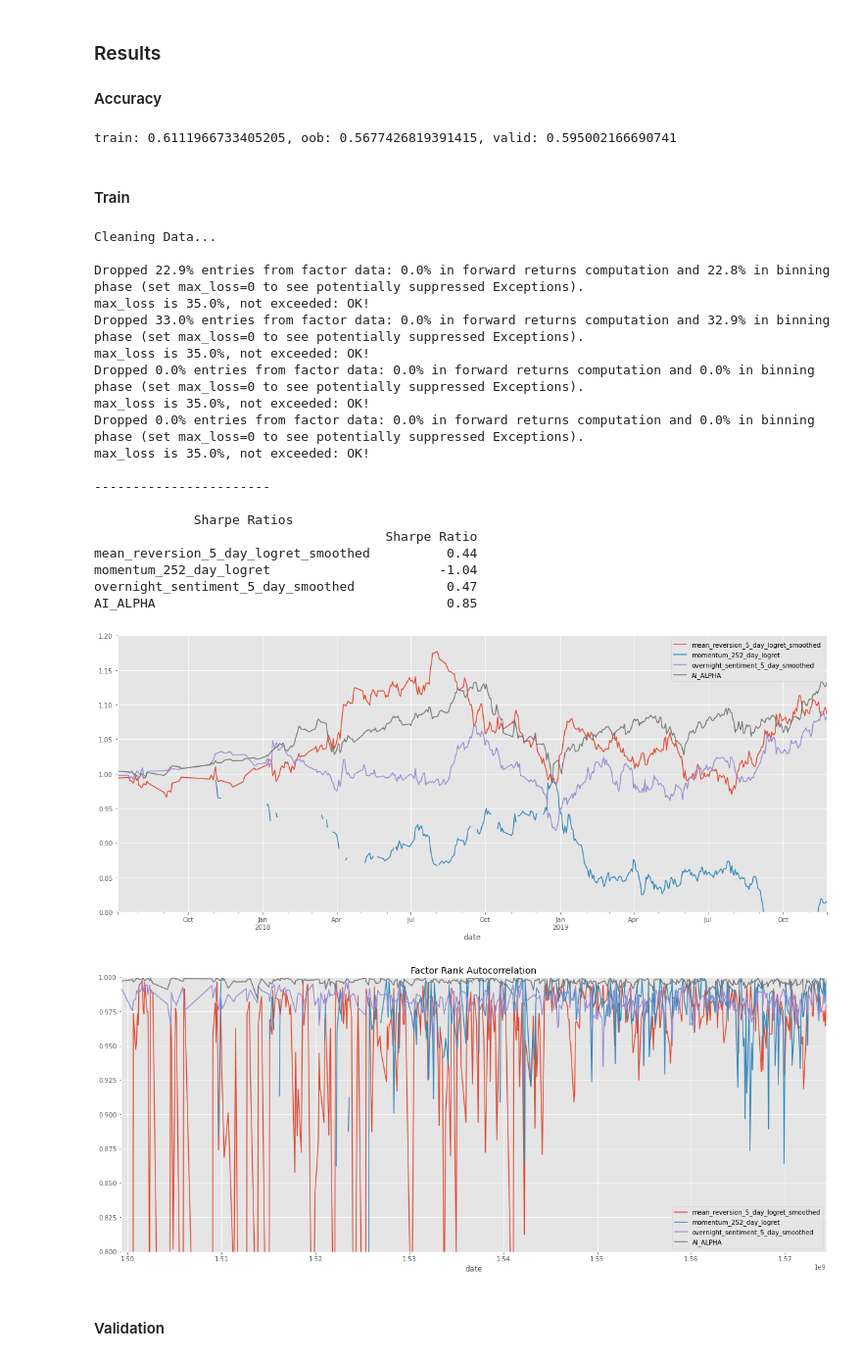
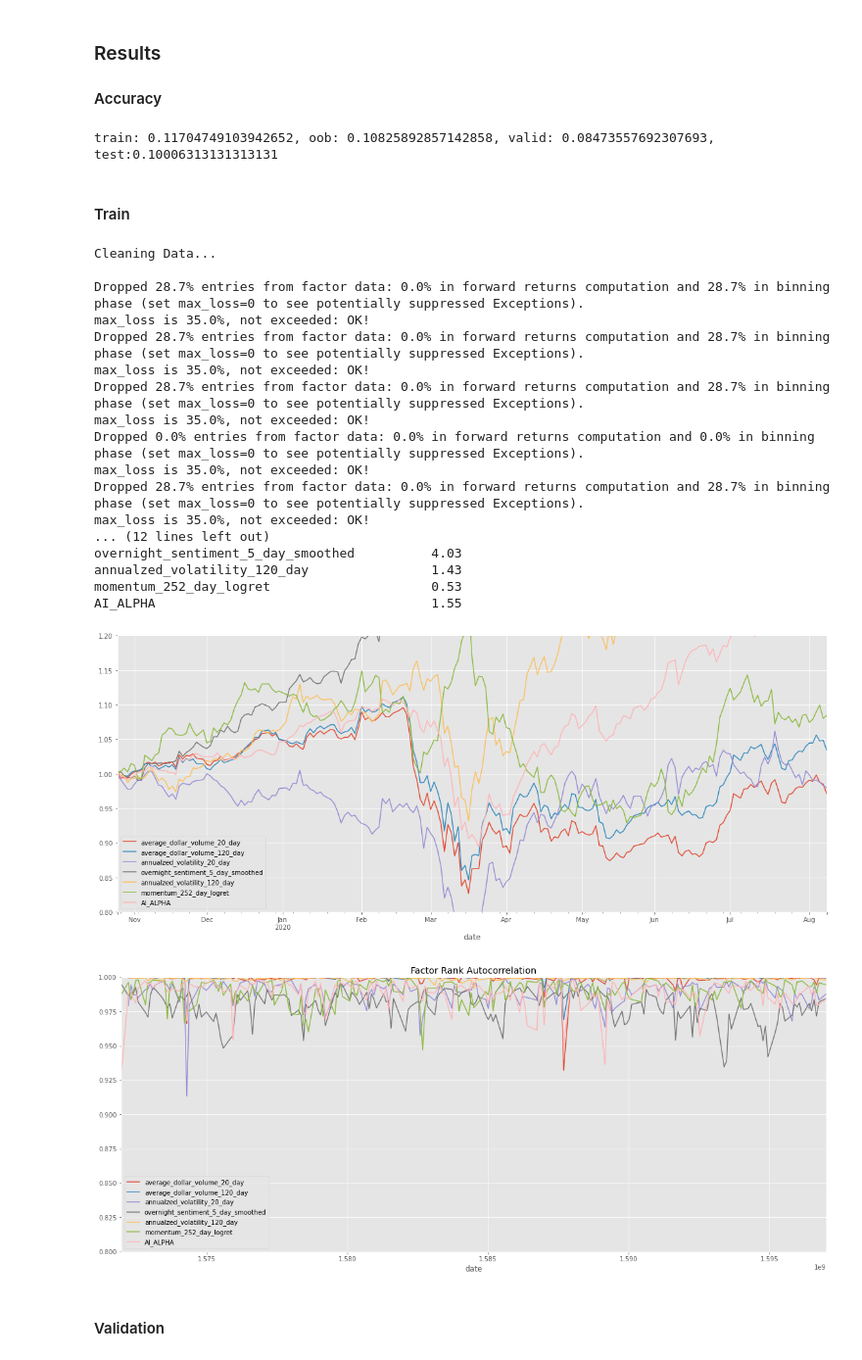
Before and after one commit to nmaiorana/svi-trading-tools, a Jupyter notebook: analysis-20210703/stage_2b_ai_alpha.ipynb, the cells around one changed output. Shown at 98% size. Saved outputs shown, nothing was run; the diff lists cells and outputs as text; code cells hidden in the pictures.

Commit message:
Continued work on generating AI Alpha
Trained model and analyzed AI Alpha. Need to store AI Alpha and model specifications.

```diff
--- a/analysis-20210703/stage_2b_ai_alpha.ipynb
+++ b/analysis-20210703/stage_2b_ai_alpha.ipynb
@@ -590,0 +437,17 @@ for n_trees in tqdm([500], desc='Training Models', unit='Model'):
+# %%
+features_to_use = ranked_features[0:6]
+print(features_to_use)
+# %%
+prod_target_source = '5Day20Quant'
+forward_prediciton_days = 5
+
+all_factors = pd.concat(
+[
+    all_factors,
+    alpha_factors.FactorReturnQuantiles(price_histories, 20, 5).for_al(prod_target_source),
+], axis=1).dropna()
+all_factors.sort_index(inplace=True)
+display(all_factors.head())
+
+all_factors['target'] = all_factors.groupby(level='ticker')[prod_target_source].shift(-forward_prediciton_days)
+all_factors[[prod_target_source,'target']].reset_index().sort_values(['ticker', 'date']).head(10)
@@ -590,0 +474,6 @@ for n_trees in tqdm([500], desc='Training Models', unit='Model'):
+# %%
+temp = all_factors.dropna().copy()
+X = temp[features_to_use]
+y = temp['target']
+
+X_train, X_valid, X_test, y_train, y_valid, y_test = utils.train_valid_test_split(X, y, 0.7, 0.15, 0.15)
@@ -591,9 +482,7 @@ for n_trees in tqdm([500], desc='Training Models', unit='Model'):
 # %%
-clf = RandomForestClassifier(500, **clf_parameters)
+clf = RandomForestClassifier(2000, **clf_parameters)
 
 clf_nov = NoOverlapVoter(clf)
-clf_nov.fit(
-    pd.concat([X_train, X_valid]),
-    pd.concat([y_train, y_valid]))
+clf_nov.fit(X, y)
 # %% [output]
 NoOverlapVoter(estimator=RandomForestClassifier(criterion='entropy',
@@ -605,38 +494,37 @@ NoOverlapVoter(estimator=RandomForestClassifier(criterion='entropy',
 ### Results
 #### Accuracy
 # %%
-print('train: {}, oob: {}, valid: {}'.format(
+print('train: {}, oob: {}, valid: {}, test:{}'.format(
     clf_nov.score(X_train, y_train.values),
     clf_nov.score(X_valid, y_valid.values),
+    clf_nov.score(X_test, y_test.values),
     clf_nov.oob_score_))
 # %% [output]
-train: 0.6111966733405205, oob: 0.5677426819391415, valid: 0.595002166690741
+train: 0.11704749103942652, oob: 0.10825892857142858, valid: 0.08473557692307693, test:0.10006313131313131
 # %% [markdown]
 #### Train
 # %%
-show_sample_results(all_factors, X_train, clf_nov, factor_names, pricing)
+alpha_factors.evaluate_ai_alpha(all_factors, X_train, clf_nov, features_to_use, pricing)
 # %% [output]
 Cleaning Data...
 
-Dropped 22.9% entries from factor data: 0.0% in forward returns computation and 22.8% in binning phase (set max_loss=0 to see potentially suppressed Exceptions).
+Dropped 28.7% entries from factor data: 0.0% in forward returns computation and 28.7% in binning phase (set max_loss=0 to see potentially suppressed Exceptions).
 max_loss is 35.0%, not exceeded: OK!
-Dropped 33.0% entries from factor data: 0.0% in forward returns computation and 32.9% in binning phase (set max_loss=0 to see potentially suppressed Exceptions).
+Dropped 28.7% entries from factor data: 0.0% in forward returns computation and 28.7% in binning phase (set max_loss=0 to see potentially suppressed Exceptions).
+max_loss is 35.0%, not exceeded: OK!
+Dropped 28.7% entries from factor data: 0.0% in forward returns computation and 28.7% in binning phase (set max_loss=0 to see potentially suppressed Exceptions).
 max_loss is 35.0%, not exceeded: OK!
 Dropped 0.0% entries from factor data: 0.0% in forward returns computation and 0.0% in binning phase (set max_loss=0 to see potentially suppressed Exceptions).
 max_loss is 35.0%, not exceeded: OK!
-Dropped 0.0% entries from factor data: 0.0% in forward returns computation and 0.0% in binning phase (set max_loss=0 to see potentially suppressed Exceptions).
+Dropped 28.7% entries from factor data: 0.0% in forward returns computation and 28.7% in binning phase (set max_loss=0 to see potentially suppressed Exceptions).
 max_loss is 35.0%, not exceeded: OK!
-
------------------------
-
-             Sharpe Ratios
-                                      Sharpe Ratio
-mean_reversion_5_day_logret_smoothed          0.44
-momentum_252_day_logret                      -1.04
-overnight_sentiment_5_day_smoothed            0.47
-AI_ALPHA                                      0.85
+... (12 lines left out)
+overnight_sentiment_5_day_smoothed          4.03
+annualzed_volatility_120_day                1.43
+momentum_252_day_logret                     0.53
+AI_ALPHA                                    1.55
-[figure, old version]
+[figure, new version]
-[figure, old version]
+[figure, new version]
 # %% [markdown]
 #### Validation
 # %%
```
Also changed, not shown: parts of 45 cells of this notebook, 3 other files.
